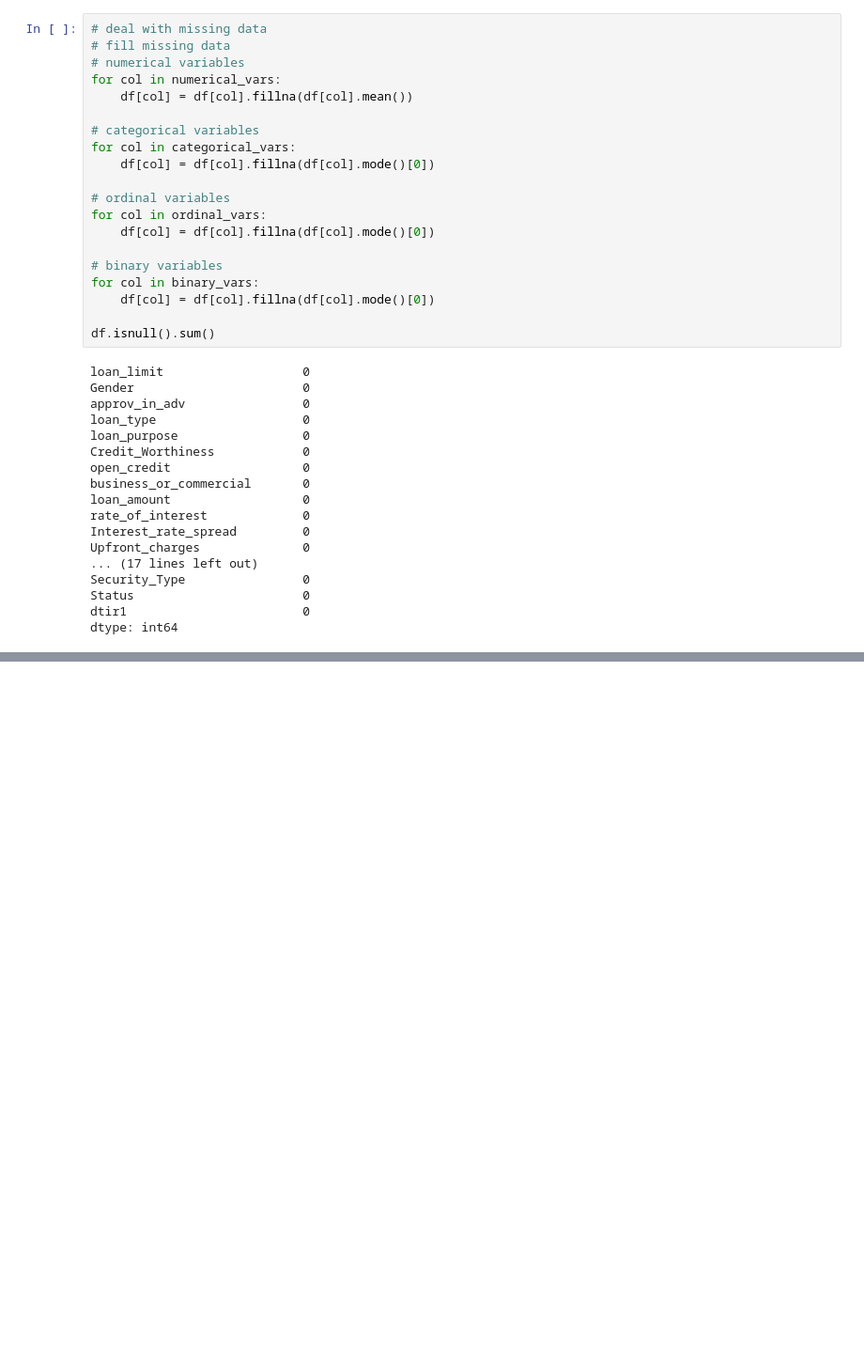
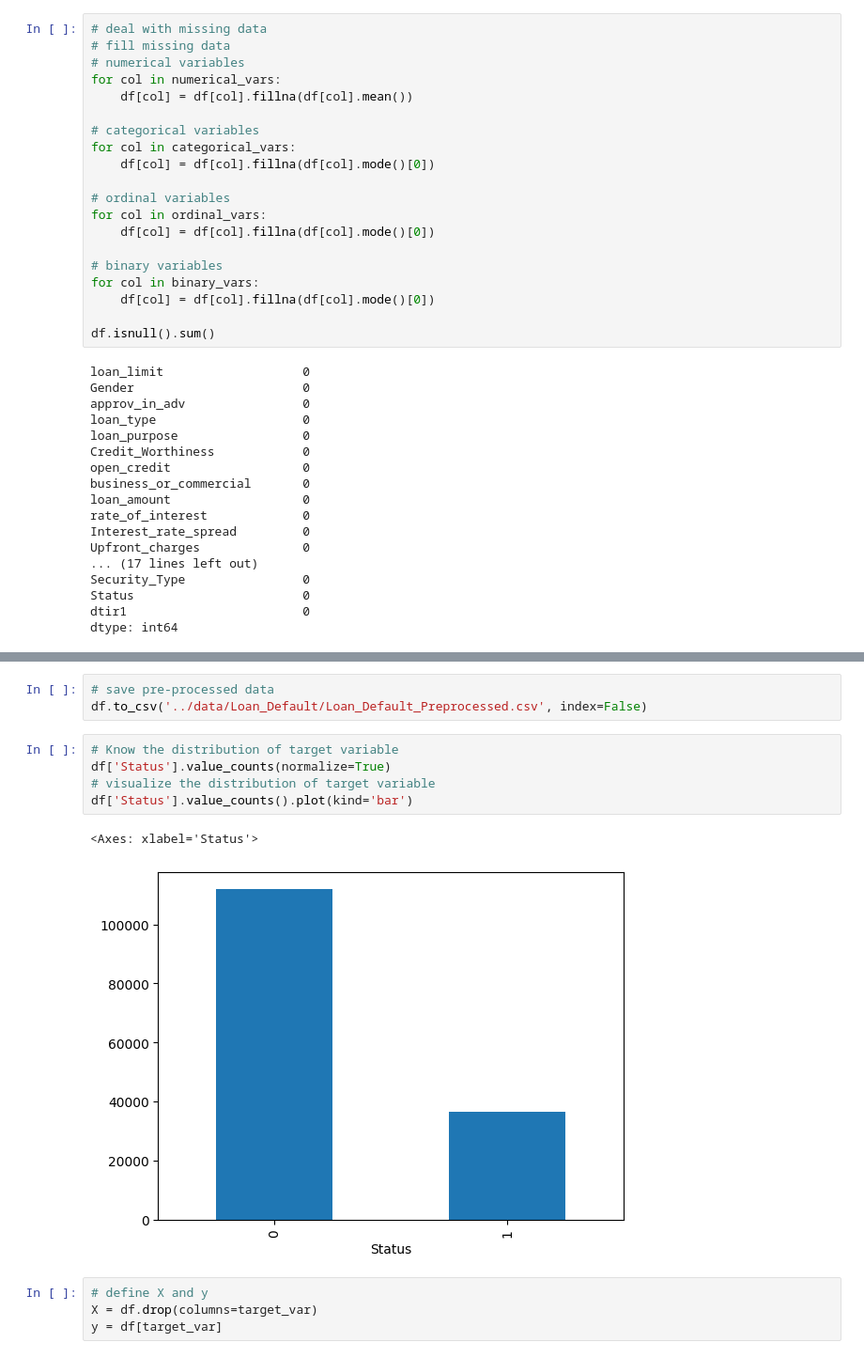
Before and after one commit to UlanqabBadGuy/MLTF, a Jupyter notebook: loan/model.ipynb, the cells around one changed output, grey strips where cells are left out. Shown: that part at 94% size. Drawn from its saved outputs; the diff is of its cells as text; blank space fills up the shorter version.

```diff
--- a/loan/model.ipynb
+++ b/loan/model.ipynb
@@ -229,0 +282,15 @@ memory usage: 36.3+ MB
+# %%
+# save pre-processed data
+df.to_csv('../data/Loan_Default/Loan_Default_Preprocessed.csv', index=False)
+# %%
+# Know the distribution of target variable
+df['Status'].value_counts(normalize=True)
+# visualize the distribution of target variable
+df['Status'].value_counts().plot(kind='bar')
+# %% [output]
+<Axes: xlabel='Status'>
+[figure, added]
+# %%
+# define X and y
+X = df.drop(columns=target_var)
+y = df[target_var]
```
Also changed, not shown: parts of 4 cells of this notebook, 1 other file.
